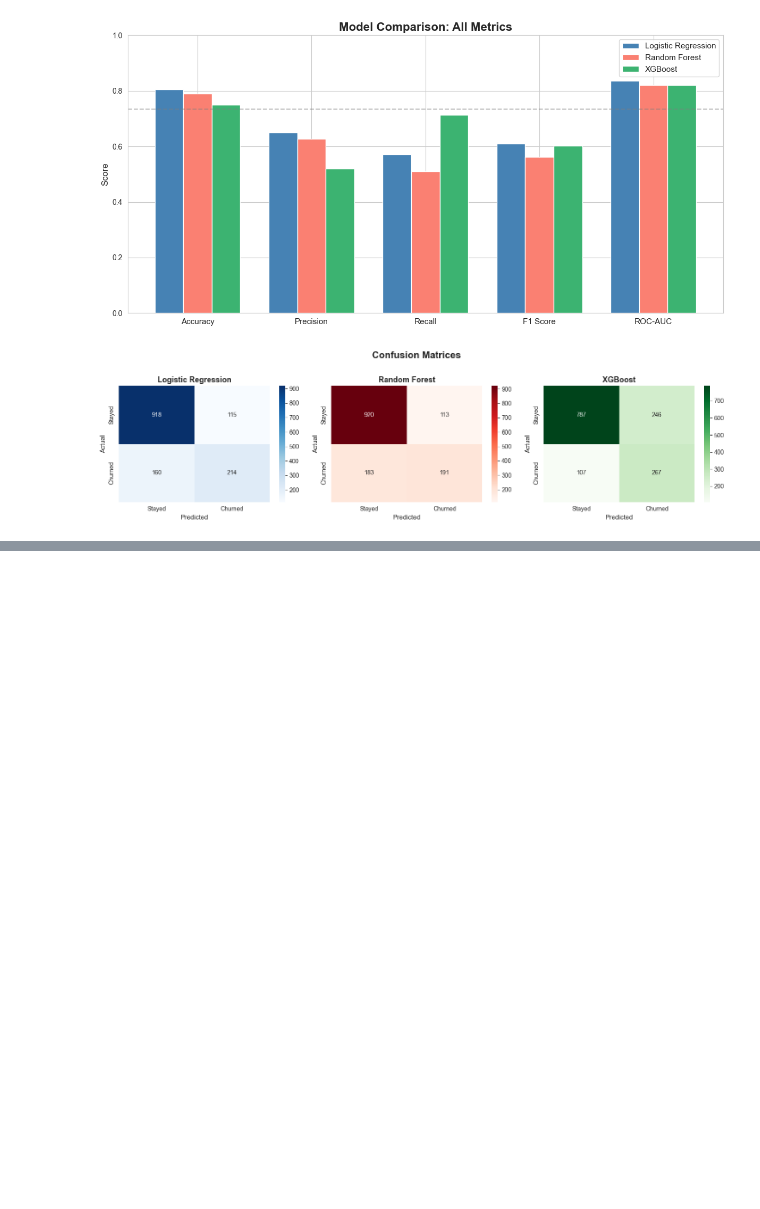
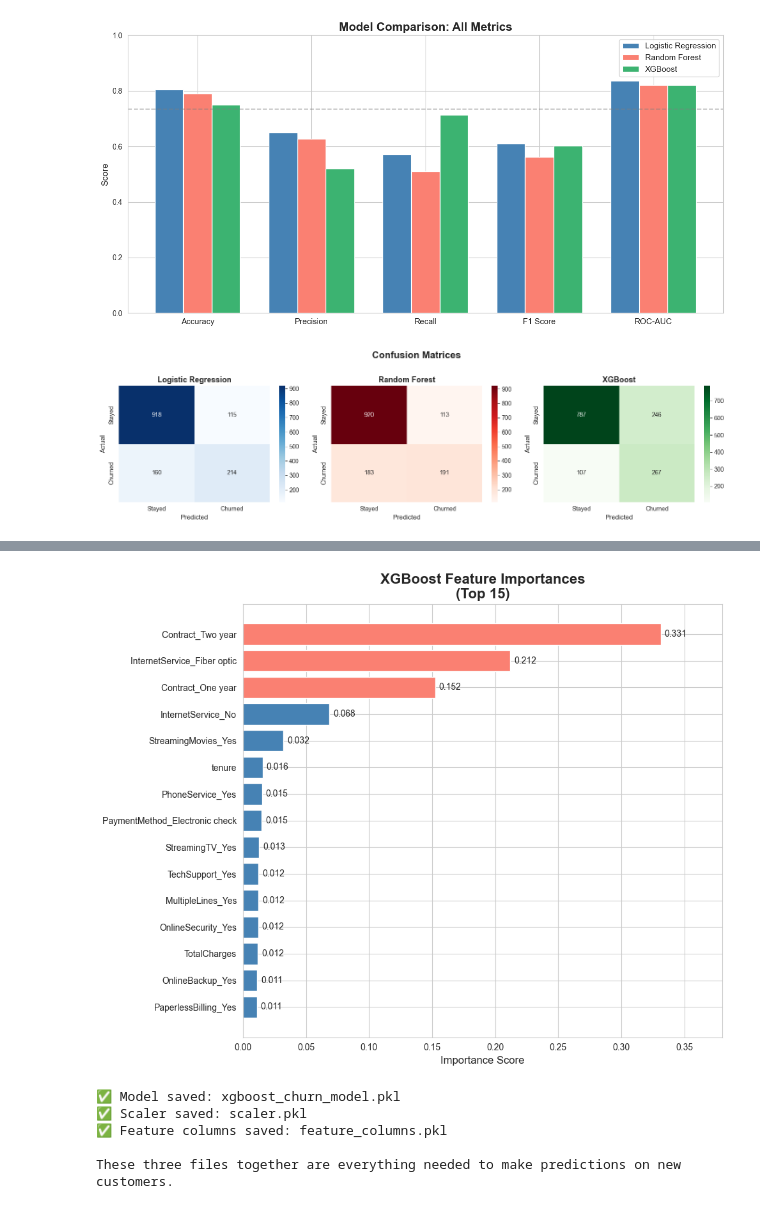
Before and after one commit to adamfaik/churn-prediction, a Jupyter notebook: churn_analysis.ipynb, the cells around one changed output, grey strips where cells are left out. Cells and saved outputs as stored; diff of their text form; code cells hidden in the pictures; blank space fills up the shorter version.

Commit message:
Phase 7 complete: feature importance, saved model, business recommendations

```diff
--- a/churn_analysis.ipynb
+++ b/churn_analysis.ipynb
@@ -812,0 +852,64 @@ plt.show()
+# %%
+# --- Feature Importance Chart ---
+
+fig, ax = plt.subplots(figsize=(10, 8))
+
+# Take the top 15 features
+top_features = importance_df.head(15)
+
+# Create a horizontal bar chart - easier to read long feature names
+colors = ['salmon' if i < 3 else 'steelblue'
+          for i in range(len(top_features))]  # highlight top 3 in red
+
+ax.barh(
+    top_features['Feature'][::-1],      # reverse so highest is at top
+    top_features['Importance'][::-1],   # match the reversal
+    color=colors[::-1]                  # match the reversal
+)
+
+# Add value labels on each bar
+for i, (importance, feature) in enumerate(
+    zip(top_features['Importance'][::-1], top_features['Feature'][::-1])
+):
+    ax.text(importance + 0.003,          # slightly right of bar end
+            i,                           # vertical position
+            f'{importance:.3f}',         # formatted to 3 decimal places
+            va='center', fontsize=10)
+
+ax.set_title('XGBoost Feature Importances\n(Top 15)',
+             fontsize=16, fontweight='bold')
+ax.set_xlabel('Importance Score', fontsize=12)
+ax.set_xlim(0, 0.38)  # give space for labels
+
+plt.tight_layout()
+plt.show()
+# %% [output]
+[figure, added]
+# %%
+# --- Save the Model ---
+
+import pickle  # pickle is Python's built-in tool for saving objects to files
+
+# Open a file in write-binary mode ('wb') and save the model into it
+# This captures everything the model learned during training
+with open('xgboost_churn_model.pkl', 'wb') as f:
+    pickle.dump(xgb_model, f)
+
+# Also save the scaler - we'd need it to scale new customer data before predicting
+with open('scaler.pkl', 'wb') as f:
+    pickle.dump(scaler, f)
+
+# Also save the encoded column names - we'd need these to align new data correctly
+with open('feature_columns.pkl', 'wb') as f:
+    pickle.dump(list(X_train_encoded.columns), f)
+
+print("✅ Model saved: xgboost_churn_model.pkl")
+print("✅ Scaler saved: scaler.pkl")
+print("✅ Feature columns saved: feature_columns.pkl")
+print("\nThese three files together are everything needed to make predictions on new customers.")
+# %% [output]
+✅ Model saved: xgboost_churn_model.pkl
+✅ Scaler saved: scaler.pkl
+✅ Feature columns saved: feature_columns.pkl
+
+These three files together are everything needed to make predictions on new customers.
```
Also changed, not shown: parts of 2 cells of this notebook, 3 other files.
